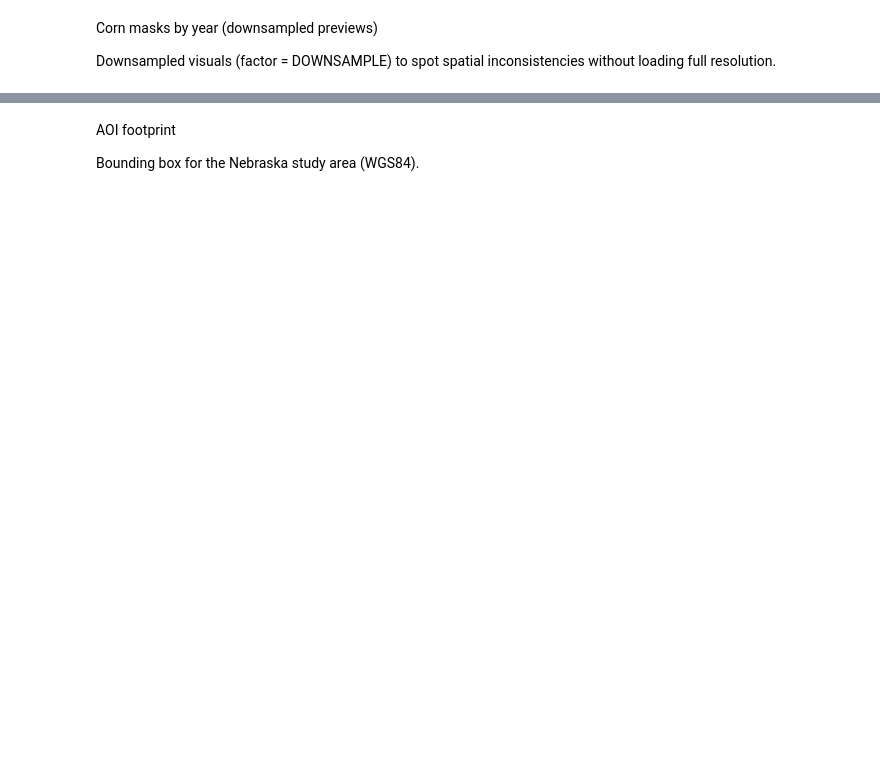
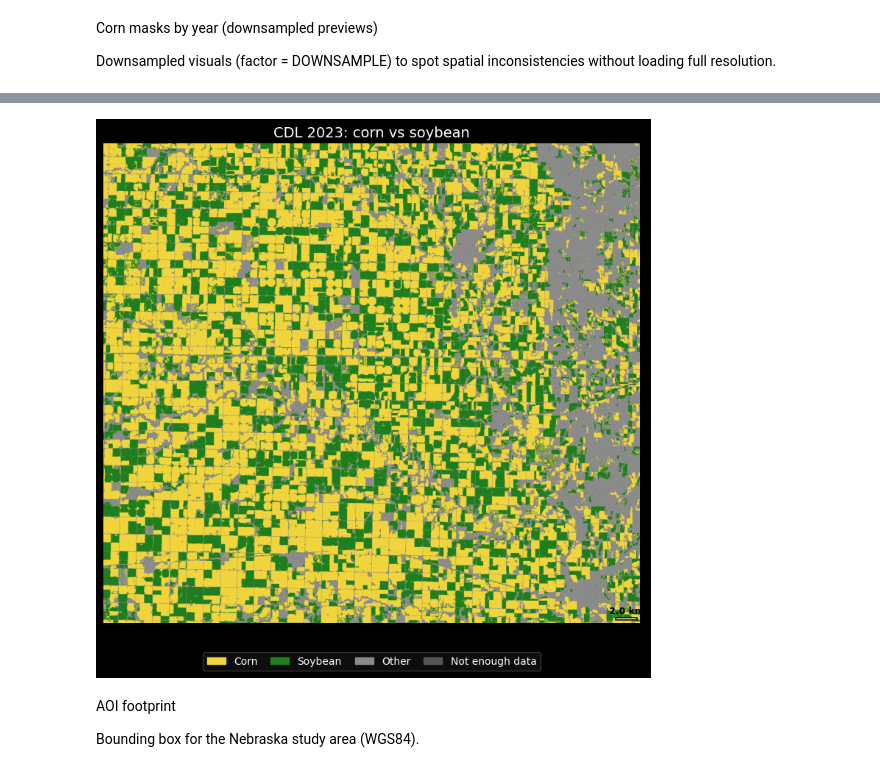
Before and after one commit to hmeyer8/Nitrogen-Deficiency, a Jupyter notebook: notebooks/01_explore_cdl.ipynb, the cells around one changed output, grey strips where cells are left out. Drawn from its saved outputs; the diff is of its cells as text; code cells hidden in the pictures; blank space fills up the shorter version.

```diff
--- a/notebooks/01_explore_cdl.ipynb
+++ b/notebooks/01_explore_cdl.ipynb
@@ -122,3 +243,81 @@ plt.show()
+# %%
+
+AOI_FOR_VIZ = (-97.5, 40.6, -96.9, 41.0)  # (~Lincoln area; lon/lat WGS84)
+VIS_YEAR = 2023
+
+cdl_palette = ["#f2d53d", "#1f7f1f", "#8b8b8b", "#555555"]
+cdl_labels = ["Corn", "Soybean", "Other", "Not enough data"]
+cmap = ListedColormap(cdl_palette, name="corn_soy_other")
+norm = BoundaryNorm([-0.5, 0.5, 1.5, 2.5, 3.5], cmap.N)
+
+
+def reclass_cdl(data, corn_class=CORN_CLASS, soybean_class=SOYBEAN_CLASS):
+    classes = np.full(data.shape, 2, dtype=np.uint8)  # other by default
+    classes[data == corn_class] = 0
+    classes[data == soybean_class] = 1
+    classes[data == 0] = 3
+    return classes
+
+
+def add_scalebar(ax, transform, data_shape, size_km=2, pad_px=10, height_px=8):
+    meters_per_px = abs(transform.a)
+    bar_px = size_km * 1000 / meters_per_px
+    max_width = data_shape[1] - 2 * pad_px
+    if bar_px > max_width:
+        bar_px = max_width
+        size_km = bar_px * meters_per_px / 1000
+    x0 = data_shape[1] - pad_px - bar_px
+    y0 = data_shape[0] - pad_px - height_px
+    rect = Rectangle((x0, y0), bar_px, height_px, facecolor="white", edgecolor="black", linewidth=1.1)
+    ax.add_patch(rect)
+    ax.text(
+        x0 + bar_px / 2,
+        y0 - 4,
+        f"{size_km:.1f} km",
+        ha="center",
+        va="bottom",
+        fontsize=9,
+        fontweight="bold",
+        color="black",
+    )
+
+
+cdl_data, cdl_transform, cdl_crs = load_cdl_year(VIS_YEAR, aoi=AOI_FOR_VIZ)
+cdl_classes = reclass_cdl(cdl_data)
+states_for_viz = load_state_boundaries(cdl_crs)
+
+fig, ax = plt.subplots(figsize=(7.5, 7.5))
+fig.patch.set_facecolor("black")
+ax.set_facecolor("black")
+ax.imshow(cdl_classes, cmap=cmap, norm=norm)
+plot_state_boundaries(ax, states_for_viz, cdl_transform)
+plot_city_waypoints(ax, cdl_transform, cdl_crs, cdl_classes.shape, size=18, dx=6, dy=-7, text_size=7, stroke=1.2)
+ax.set_title(f"CDL {VIS_YEAR}: corn vs soybean", fontsize=14, color="white")
+ax.set_xlim(0, cdl_classes.shape[1])
+ax.set_ylim(cdl_classes.shape[0], 0)
+ax.axis("off")
+
+add_scalebar(ax, cdl_transform, cdl_classes.shape, size_km=2)
+
+legend_handles = [Patch(color=cdl_palette[i], label=cdl_labels[i]) for i in range(len(cdl_labels))]
+leg = ax.legend(
+    handles=legend_handles,
+    loc="upper center",
+    bbox_to_anchor=(0.5, -0.05),
+    ncol=4,
+    frameon=True,
+    columnspacing=1.3,
+    handlelength=1.8,
+)
+leg.get_frame().set_facecolor("#111111")
+leg.get_frame().set_edgecolor("#444444")
+for txt in leg.get_texts():
+    txt.set_color("white")
+fig.subplots_adjust(bottom=0.12, left=0.01, right=0.99, top=0.99)
+
+plt.show()
+# %% [output]
+[figure, added]
 # %% [markdown]
 AOI footprint
 
```
Also changed, not shown: parts of 7 cells of this notebook.
